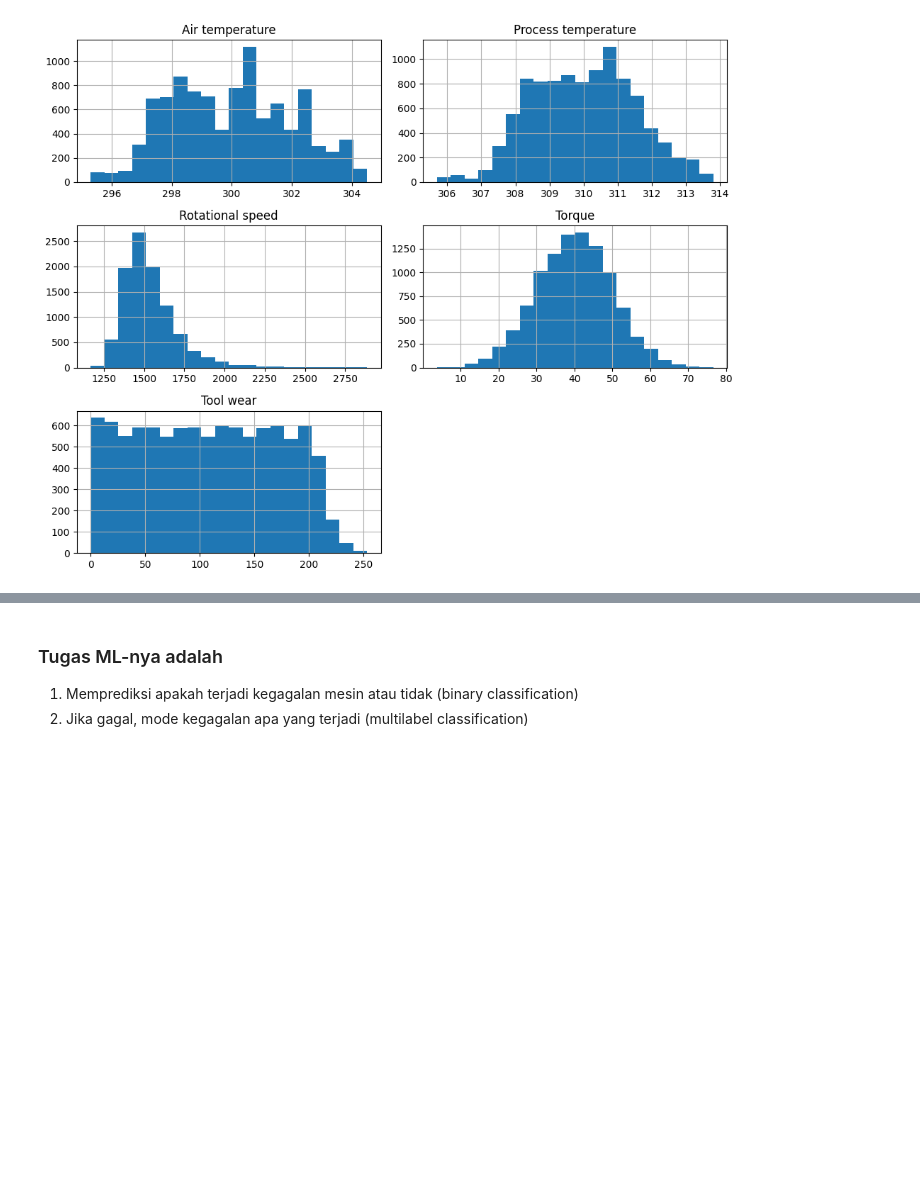
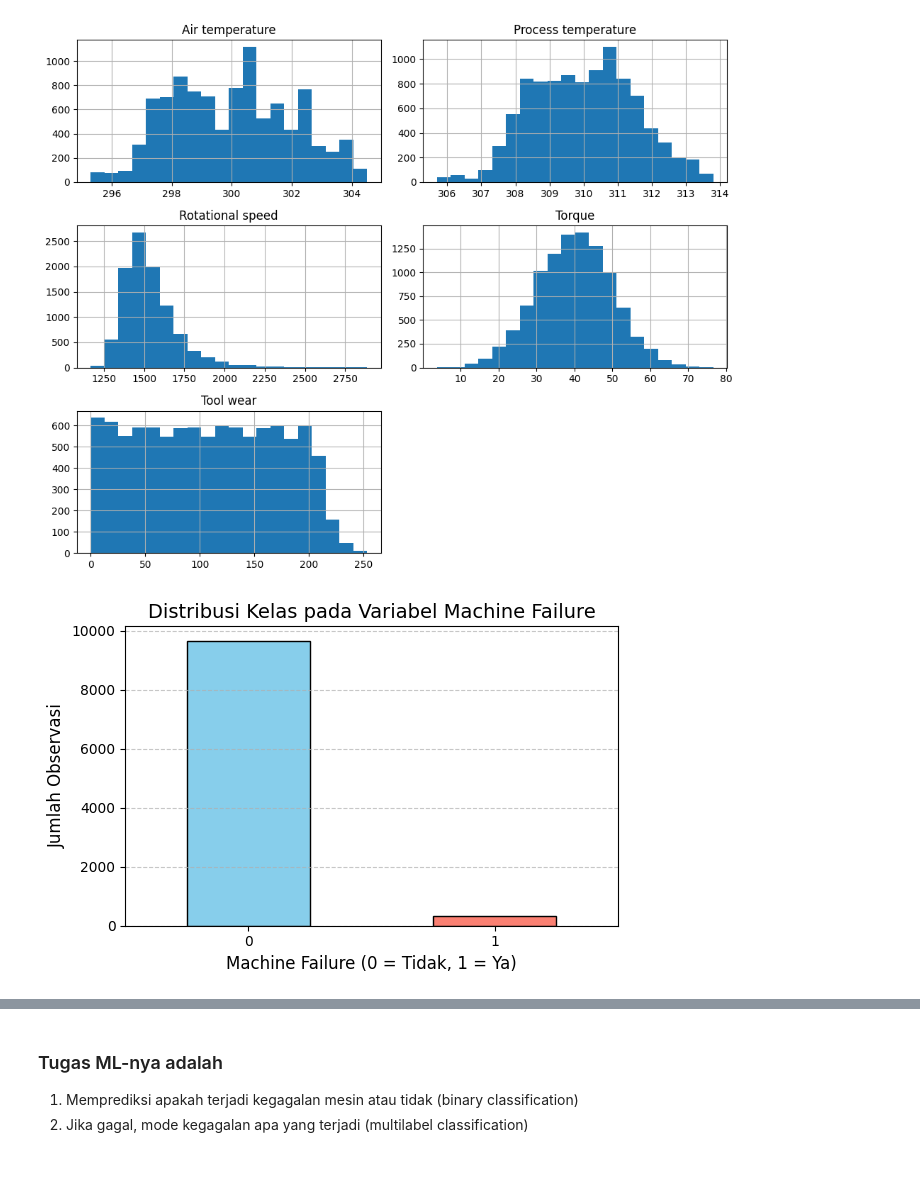
Before and after one commit to MuhammadIqbalBaihaqi/TRILATERAL-FLASH-CYCLE, a Jupyter notebook: coba-coba/darijati.ipynb, the cells around one changed output, grey strips where cells are left out. Saved outputs shown, nothing was run; the diff lists cells and outputs as text; code cells hidden in the pictures; blank space fills up the shorter version.

```diff
--- a/coba-coba/darijati.ipynb
+++ b/coba-coba/darijati.ipynb
@@ -175,3 +221,20 @@ plt.tight_layout()
 plt.show()
 # %% [output]
 [figure]
+# %%
+machine_failure_counts = y['Machine failure'].value_counts()
+
+# Membuat plot distribusi untuk 'Machine failure'
+plt.figure(figsize=(6, 4))
+machine_failure_counts.plot(kind='bar', color=['skyblue', 'salmon'], edgecolor='black')
+plt.title('Distribusi Kelas pada Variabel Machine Failure', fontsize=14)
+plt.xlabel('Machine Failure (0 = Tidak, 1 = Ya)', fontsize=12)
+plt.ylabel('Jumlah Observasi', fontsize=12)
+plt.xticks(rotation=0)
+plt.grid(axis='y', linestyle='--', alpha=0.7)
+plt.tight_layout()
+
+# Menampilkan plot
+plt.show()
+# %% [output]
+[figure, added]
```
Also changed, not shown: parts of 7 cells of this notebook.
